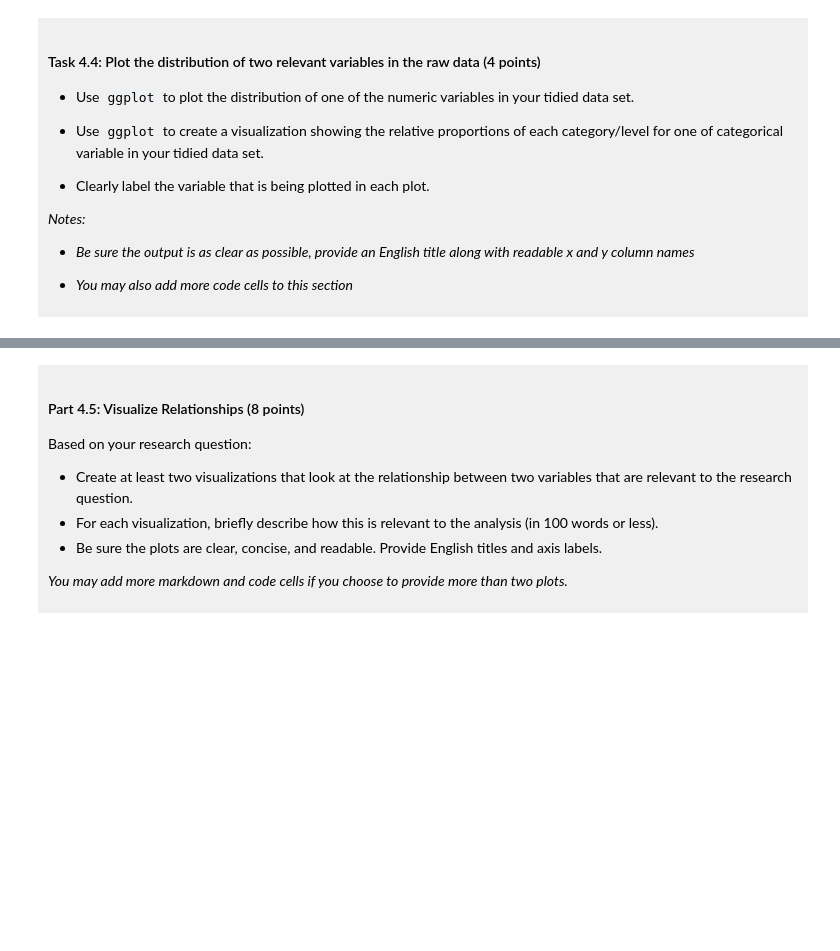
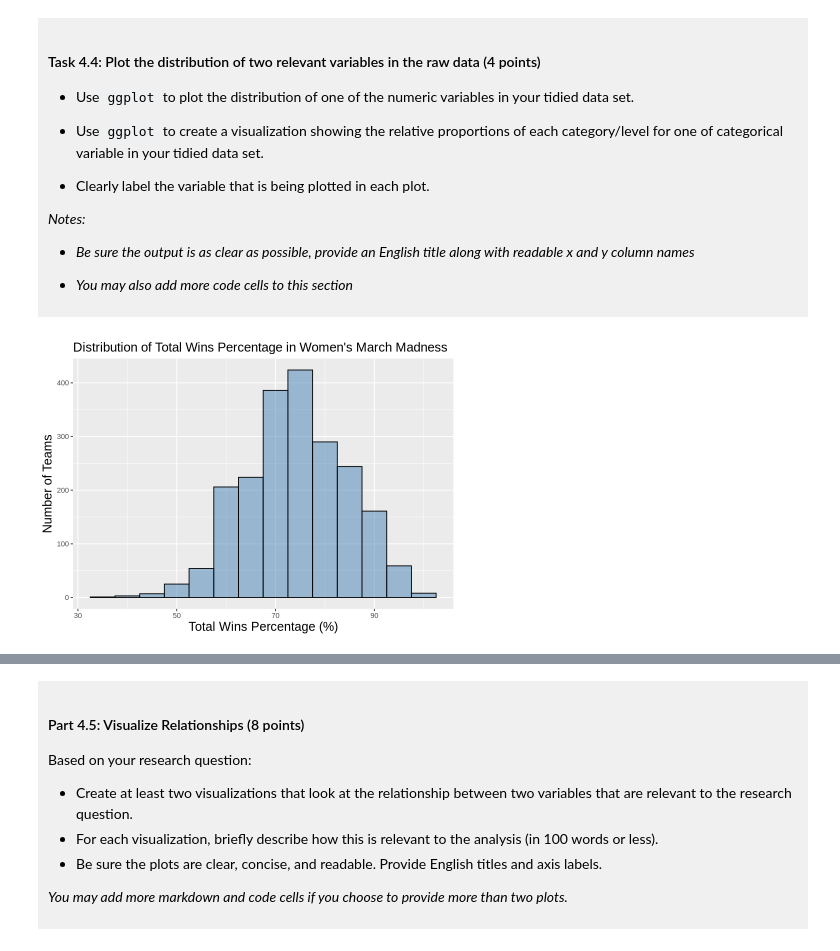
Before and after one commit to prsphne126/dsci-100-project-template-2026-prsphne126, a Jupyter notebook: dsci-100-project-notebook.ipynb, the cells around one changed output, grey strips where cells are left out. Saved outputs shown, nothing was run; the diff lists cells and outputs as text; code cells hidden in the pictures; blank space fills up the shorter version.

```diff
--- a/dsci-100-project-notebook.ipynb
+++ b/dsci-100-project-notebook.ipynb
@@ -294,5 +340,16 @@ In this section, you will explore the data and summarize some relationships. </d
 
 </div>
 # %%
-### EDIT THIS CODE CELL FOR PLOT 1 ###
+library(ggplot2)
+
+options(repr.plot.width = 7, repr.plot.height = 5)
+
+plot_1 <- wmm_tidy |>
+    ggplot(aes(x = total_wins_pct)) +
+    geom_histogram(binwidth = 5, fill = "steelblue", color = "black", alpha = 0.5) +
+    labs(x = "Total Wins Percentage (%)", y = "Number of Teams", title = "Distribution of Total Wins Percentage in Women's March Madness") +
+    theme(axis.title.x = element_text(size = 15), axis.title.y = element_text(size = 15), plot.title = element_text(size = 15.5))
+plot_1
+# %% [output]
+[figure, added]
 # %%
```
Also changed, not shown: parts of 14 cells of this notebook.
